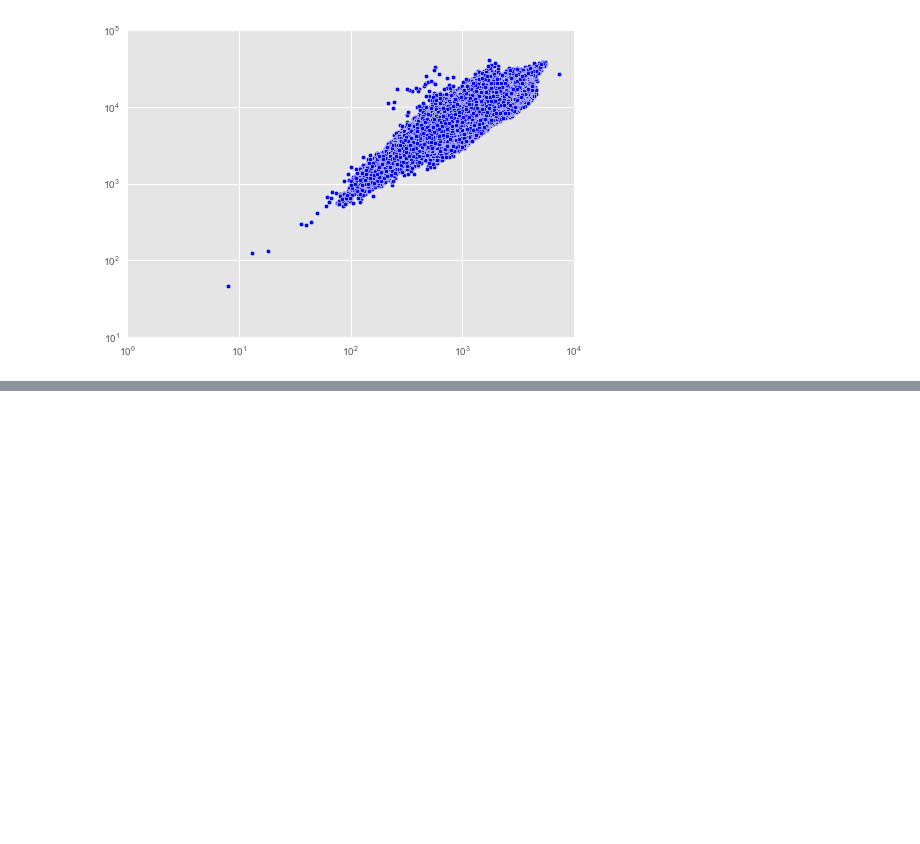
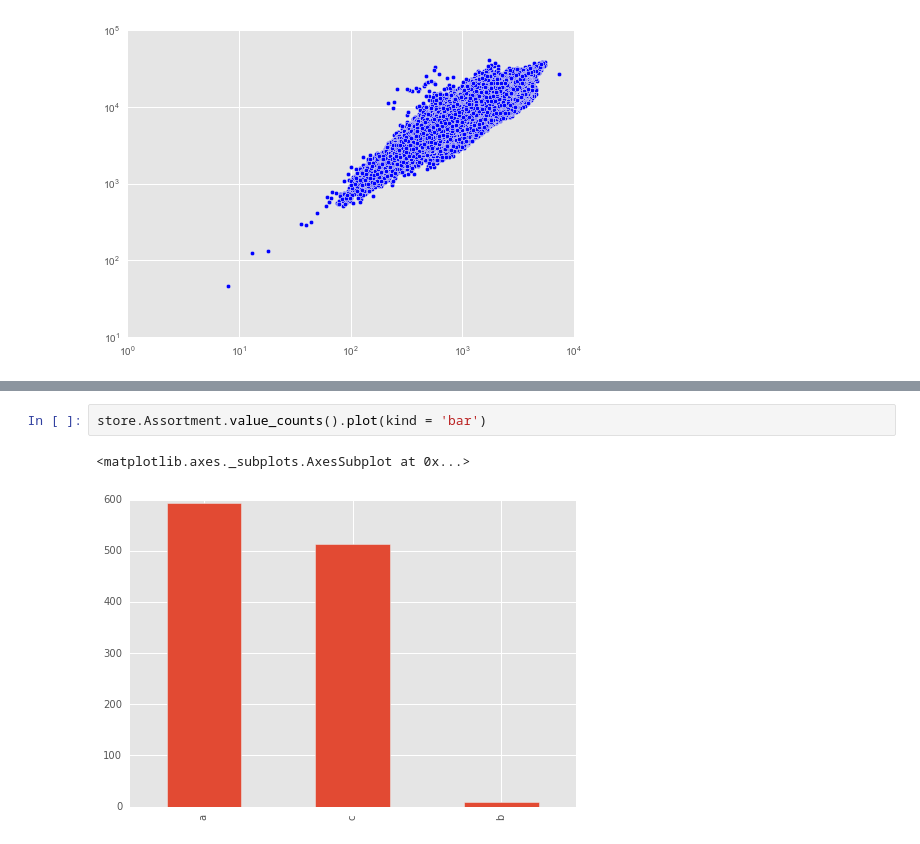
Before and after one commit to chaitu1385/RossmannKaggle, a Jupyter notebook: Data-Exploration/Rossmann Stores Forecasting.ipynb, the cells around one changed output, grey strips where cells are left out. Saved outputs shown, nothing was run; the diff lists cells and outputs as text; blank space fills up the shorter version.

```diff
--- a/Data-Exploration/Rossmann Stores Forecasting.ipynb
+++ b/Data-Exploration/Rossmann Stores Forecasting.ipynb
@@ -420,0 +452,5 @@ plt.show()
+# %%
+store.Assortment.value_counts().plot(kind = 'bar')
+# %% [output]
+<matplotlib.axes._subplots.AxesSubplot at 0x...>
+[figure, added]
```
Also changed, not shown: parts of 6 cells of this notebook.
